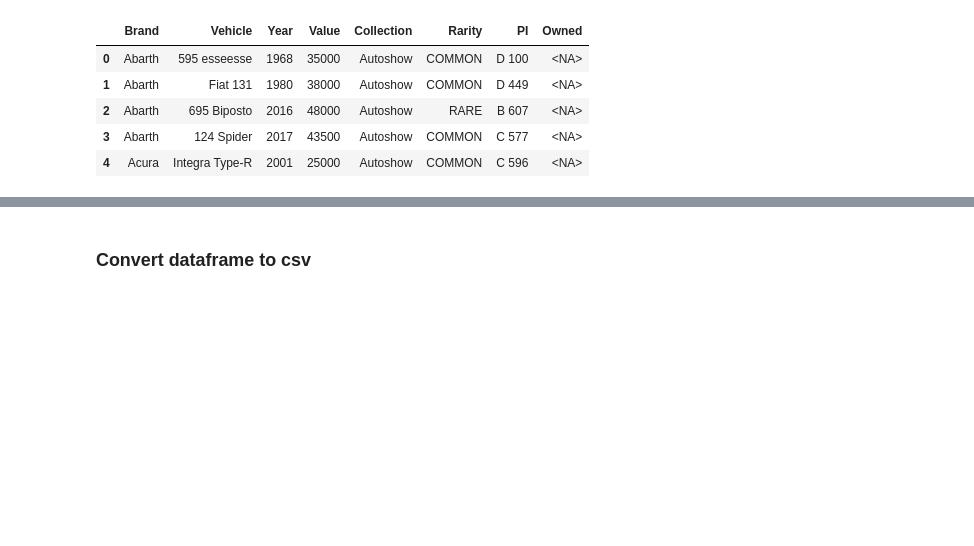
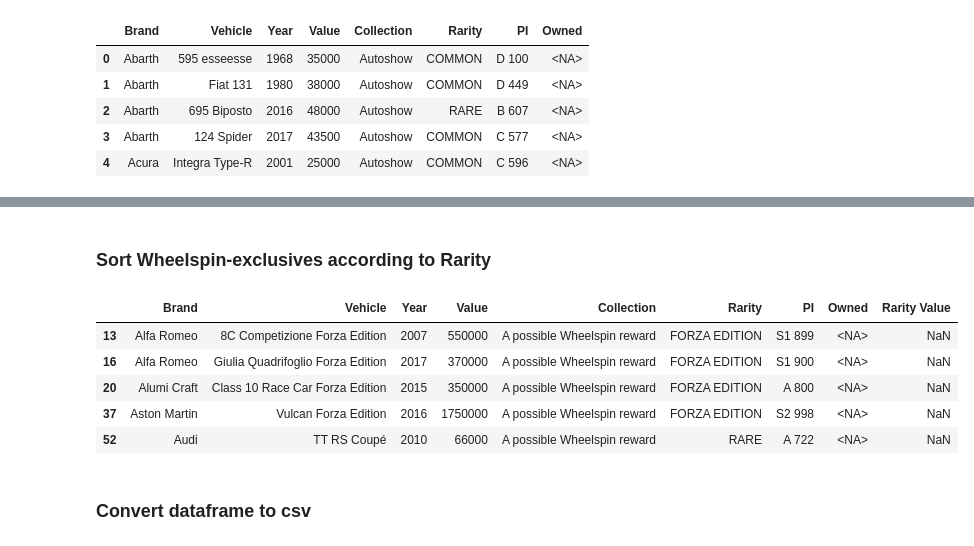
Before and after one commit to iaspidem/fh-cars-list, a Jupyter notebook: fh4-process.ipynb, the cells around one changed output, grey strips where cells are left out. Drawn from its saved outputs; the diff is of its cells as text; code cells hidden in the pictures; blank space fills up the shorter version.

```diff
--- a/fh4-process.ipynb
+++ b/fh4-process.ipynb
@@ -328,3 +381,15 @@ df_price.head(10)
+# %% [markdown]
+### Sort Wheelspin-exclusives according to Rarity
+# %%
+df_wheelspin = df_wheelspin.sort_values(["Rarity Value", "Brand"], ascending=[True, True])
+df_wheelspin.head()
+# %% [output]
+|  | Brand | Vehicle | Year | Value | Collection | Rarity | PI | Owned | Rarity Value |
+| 13 | Alfa Romeo | 8C Competizione Forza Edition | 2007 | 550000 | A possible Wheelspin reward | FORZA EDITION | S1 899 | <NA> | NaN |
+| 16 | Alfa Romeo | Giulia Quadrifoglio Forza Edition | 2017 | 370000 | A possible Wheelspin reward | FORZA EDITION | S1 900 | <NA> | NaN |
+| 20 | Alumi Craft | Class 10 Race Car Forza Edition | 2015 | 350000 | A possible Wheelspin reward | FORZA EDITION | A 800 | <NA> | NaN |
+| 37 | Aston Martin | Vulcan Forza Edition | 2016 | 1750000 | A possible Wheelspin reward | FORZA EDITION | S2 998 | <NA> | NaN |
+| 52 | Audi | TT RS Coupé | 2010 | 66000 | A possible Wheelspin reward | RARE | A 722 | <NA> | NaN |
 # %% [markdown]
 ### Convert dataframe to csv
 # %%
```
Also changed, not shown: parts of 13 cells of this notebook.
